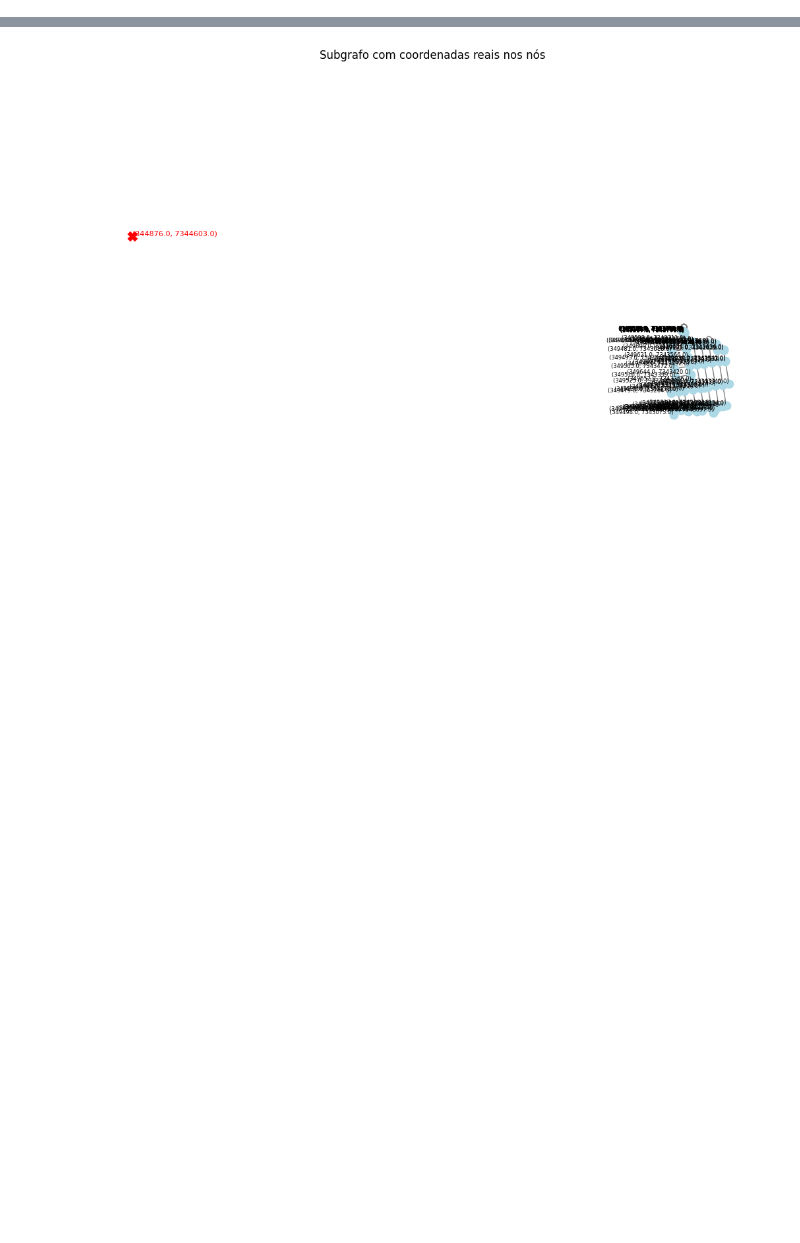
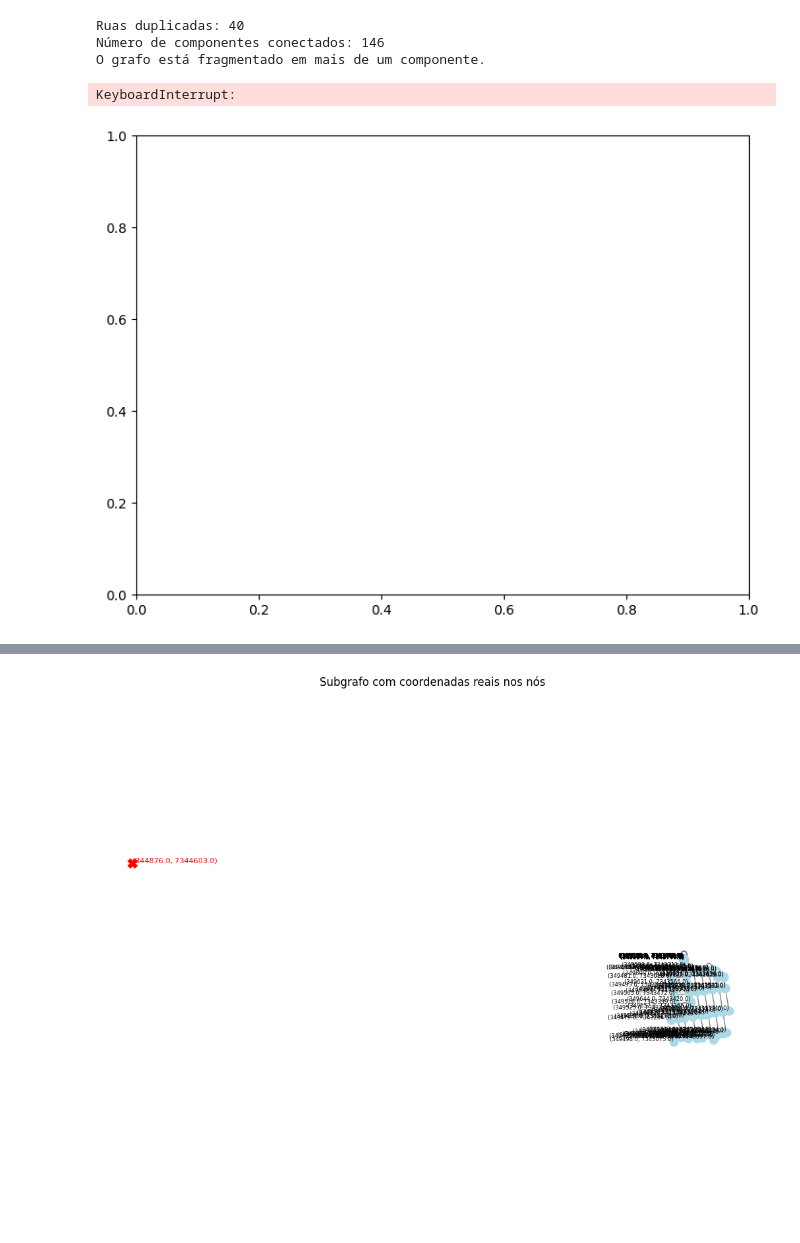
Before and after one commit to giovane1-8/praia_grande_calculo_rota, a Jupyter notebook: explorando_dados.ipynb, the cells around one changed output, grey strips where cells are left out. Saved outputs shown, nothing was run; the diff lists cells and outputs as text; code cells hidden in the pictures; blank space fills up the shorter version.

Commit message:
juntando componentes separados

```diff
--- a/explorando_dados.ipynb
+++ b/explorando_dados.ipynb
@@ -7,10 +11,5 @@ from CalcularRotaShapefile import CalcularRotaShapefile
 # %%
 gdf = gpd.read_file("MapaTrechoCidade/MapaTrechoCidadeLine.shp")
 df = pd.read_csv("EquipamentoPublicoDados.csv", sep=",")
-
 shap = CalcularRotaShapefile("MapaTrechoCidade/MapaTrechoCidadeLine.shp")
-def arredondar(coord, precisao=0):
-        """
-        Arredonda uma coordenada para reduzir duplicidade de nós.
-        """
-        return (round(coord[0], precisao), round(coord[1], precisao))
+gdf
@@ -56,0 +30,62 @@ gdf
+# %%
+def arredondar(coord, precisao=1):
+        """
+        Arredonda uma coordenada para reduzir duplicidade de nós.
+        """
+
+        lat = coord[0] #(coord[0]**expo) / (10 ** reducao)
+        lon = coord[1]#(coord[1]**expo) / (1000 ** reducao)
+
+        return (round(lat, precisao), round(lon, precisao))
+gdf = gpd.read_file("MapaTrechoCidade/MapaTrechoCidadeLine.shp")                            # Lê o shapefile como GeoDataFrame
+
+# Verifica se o sistema de coordenadas está correto (UTM zona 23S)
+if gdf.crs.to_epsg() != 31983:
+    raise ValueError("O shapefile deve estar no sistema de coordenadas EPSG:31983 (UTM 23S)")
+
+# Remove vias não apropriadas para pedestres (ex: rodovias e vias expressas)
+gdf = gdf[~gdf["codigoTipo"].isin([6, 8])].copy()
+gdf = gdf.explode().reset_index(drop=True)
+
+
+gdf["grafo"] = gdf["geometry"].apply(lambda geometry: [arredondar(x) for x in geometry.coords])
+ruas_duplicadas = gdf[gdf['grafo'].duplicated(keep=False)]
+
+print(f'Ruas duplicadas: {len(ruas_duplicadas)}')
+G = nx.Graph()  # Cria grafo não-direcionado
+for index, linha in gdf.iterrows():
+    # Extrai as coordenadas das linhas
+    coords = list(linha.geometry.coords)
+    # Adiciona arestas ao grafo com pesos baseados na distância
+
+    for i in range(len(coords) - 1):
+
+        u = linha["grafo"][i]
+        v = linha["grafo"][i+1]
+        distancia = Point(coords[i]).distance(Point(coords[i + 1]))
+        G.add_edge(u, v, distancia=distancia)
+
+componentes = list(nx.connected_components(G))
+print(f"Número de componentes conectados: {len(componentes)}")
+
+if nx.is_connected(G):
+    print("O grafo está completamente conectado.")
+else:
+    print("O grafo está fragmentado em mais de um componente.")
+
+cores = list(nx.connected_components(G))
+color_map = {}
+
+for i, comp in enumerate(cores):
+    for node in comp:
+        color_map[node] = i
+
+cores_nos = [color_map[n] for n in G.nodes()]
+nx.draw(G, node_color=cores_nos, with_labels=False, node_size=10, cmap=plt.cm.Set1)
+plt.show()
+# %% [output]
+Ruas duplicadas: 40
+Número de componentes conectados: 146
+O grafo está fragmentado em mais de um componente.
+KeyboardInterrupt:
+[figure, added]
```
Also changed, not shown: parts of 6 cells of this notebook, 3 other files.
